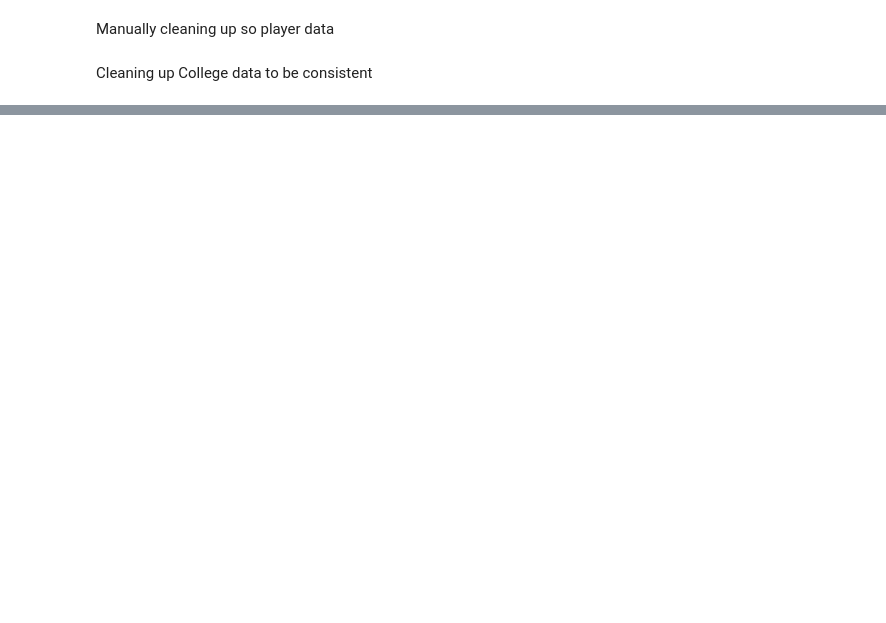
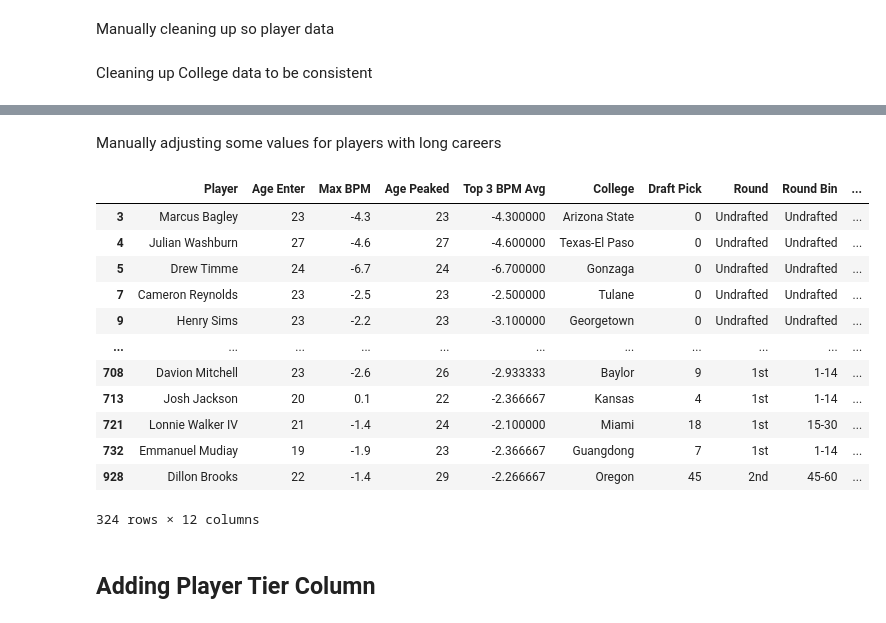
Before and after one commit to nicholaskim1004/Bayesian-NBA-Peak-Analysis, a Jupyter notebook: data_pre_peaks.ipynb, the cells around one changed output, grey strips where cells are left out. Drawn from its saved outputs; the diff is of its cells as text; code cells hidden in the pictures; blank space fills up the shorter version.

```diff
--- a/data_pre_peaks.ipynb
+++ b/data_pre_peaks.ipynb
@@ -225,5 +213,3 @@ peaked_df.head()
-# %%
-peaked_df = pd.read_csv('Data/peaks.csv')
 # %% [markdown]
 Manually cleaning up so player data
 # %%
@@ -393,5 +375,3 @@ league_diff_map = {'Euroleague':1,
                    }
 
 peaked_df['League Diff'] = peaked_df['League'].map(lambda x: league_diff_map[x])
-# %%
-peaked_df = peaked_df.drop('Unnamed: 0', axis=1)
@@ -397,0 +387,59 @@ peaked_df = peaked_df.drop('Unnamed: 0', axis=1)
+# %% [markdown]
+Manually adjusting some values for players with long careers
+# %%
+peaked_df.loc[peaked_df['Player']=='Richard Jefferson','Age Enter'] =  21
+peaked_df.loc[peaked_df['Player']=='Jason Terry','Age Enter'] =  22
+peaked_df.loc[peaked_df['Player']=='Nenê','Age Enter'] =  20
+peaked_df.loc[peaked_df['Player']=='Drew Gooden','Age Enter'] =  23
+peaked_df.loc[peaked_df['Player']=='Chris Andersen','Age Enter'] =  23
+
+peaked_df.loc[peaked_df['Player']=='Andre Miller','Age Enter'] =  23
+peaked_df.loc[peaked_df['Player']=='Andre Miller','Max BPM'] =  3.9
+peaked_df.loc[peaked_df['Player']=='Andre Miller','Age Peaked'] =  25
+peaked_df.loc[peaked_df['Player']=='Andre Miller','Top 3 BPM Avg'] =  (3.9+2.8+2.5)/3
+
+peaked_df.loc[peaked_df['Player']=='Kevin Garnett','Age Enter'] =  19
+peaked_df.loc[peaked_df['Player']=='Kevin Garnett','Top 3 BPM Avg'] =  (10.2+9.5+8.4)/3
+
+peaked_df.loc[peaked_df['Player']=='Paul Pierce','Age Enter'] =  21
+peaked_df.loc[peaked_df['Player']=='Paul Pierce','Max BPM'] =  5.9
+peaked_df.loc[peaked_df['Player']=='Paul Pierce','Age Peaked'] =  24
+peaked_df.loc[peaked_df['Player']=='Paul Pierce','Top 3 BPM Avg'] =  (5.9+4.9+4.8)/3
+
+peaked_df.loc[peaked_df['Player']=='Tim Duncan','Age Enter'] =  21
+peaked_df.loc[peaked_df['Player']=='Tim Duncan','Top 3 BPM Avg'] =  (8.5+7.6+7.6)/3
+
+peaked_df.loc[peaked_df['Player']=='Mike Dunleavy','Age Enter'] =  22
+
+peaked_df.loc[peaked_df['Player']=='Kobe Bryant','Age Enter'] =  18
+peaked_df.loc[peaked_df['Player']=='Kobe Bryant','Top 3 BPM Avg'] =  (7.6+7.1+5.9)/3
+
+peaked_df.loc[peaked_df['Player']=='Manu Ginóbili','Age Enter'] =  25
+peaked_df.loc[peaked_df['Player']=='Zach Randolph','Age Enter'] =  20
+peaked_df.loc[peaked_df['Player']=='Tony Parker','Age Enter'] =  19
+
+peaked_df.loc[peaked_df['Player']=='Vince Carter','Age Enter'] =  22
+peaked_df.loc[peaked_df['Player']=='Vince Carter','Max BPM'] =  7.6
+peaked_df.loc[peaked_df['Player']=='Vince Carter','Age Peaked'] =  24
+peaked_df.loc[peaked_df['Player']=='Vince Carter','Top 3 BPM Avg'] =  (7.6+6+5.5)/3
+
+peaked_df.loc[peaked_df['Player']=='Dirk Nowitzki','Age Enter'] =  20
+peaked_df.loc[peaked_df['Player']=='Pau Gasol','Age Enter'] =  21
+# %%
+peaked_df[(peaked_df['Top 3 BPM Avg']<-2)]
+# %% [output]
+|  | Player | Age Enter | Max BPM | Age Peaked | Top 3 BPM Avg | College | Draft Pick | Round | Round Bin | ... |
+| 3 | Marcus Bagley | 23 | -4.3 | 23 | -4.300000 | Arizona State | 0 | Undrafted | Undrafted | ... |
+| 4 | Julian Washburn | 27 | -4.6 | 27 | -4.600000 | Texas-El Paso | 0 | Undrafted | Undrafted | ... |
+| 5 | Drew Timme | 24 | -6.7 | 24 | -6.700000 | Gonzaga | 0 | Undrafted | Undrafted | ... |
+| 7 | Cameron Reynolds | 23 | -2.5 | 23 | -2.500000 | Tulane | 0 | Undrafted | Undrafted | ... |
+| 9 | Henry Sims | 23 | -2.2 | 23 | -3.100000 | Georgetown | 0 | Undrafted | Undrafted | ... |
+| ... | ... | ... | ... | ... | ... | ... | ... | ... | ... | ... |
+| 708 | Davion Mitchell | 23 | -2.6 | 26 | -2.933333 | Baylor | 9 | 1st | 1-14 | ... |
+| 713 | Josh Jackson | 20 | 0.1 | 22 | -2.366667 | Kansas | 4 | 1st | 1-14 | ... |
+| 721 | Lonnie Walker IV | 21 | -1.4 | 24 | -2.100000 | Miami | 18 | 1st | 15-30 | ... |
+| 732 | Emmanuel Mudiay | 19 | -1.9 | 23 | -2.366667 | Guangdong | 7 | 1st | 1-14 | ... |
+| 928 | Dillon Brooks | 22 | -1.4 | 29 | -2.266667 | Oregon | 45 | 2nd | 45-60 | ... |
+324 rows × 12 columns
+# %% [markdown]
+## Adding Player Tier Column
```
Also changed, not shown: parts of 14 cells of this notebook, 1 other file.
